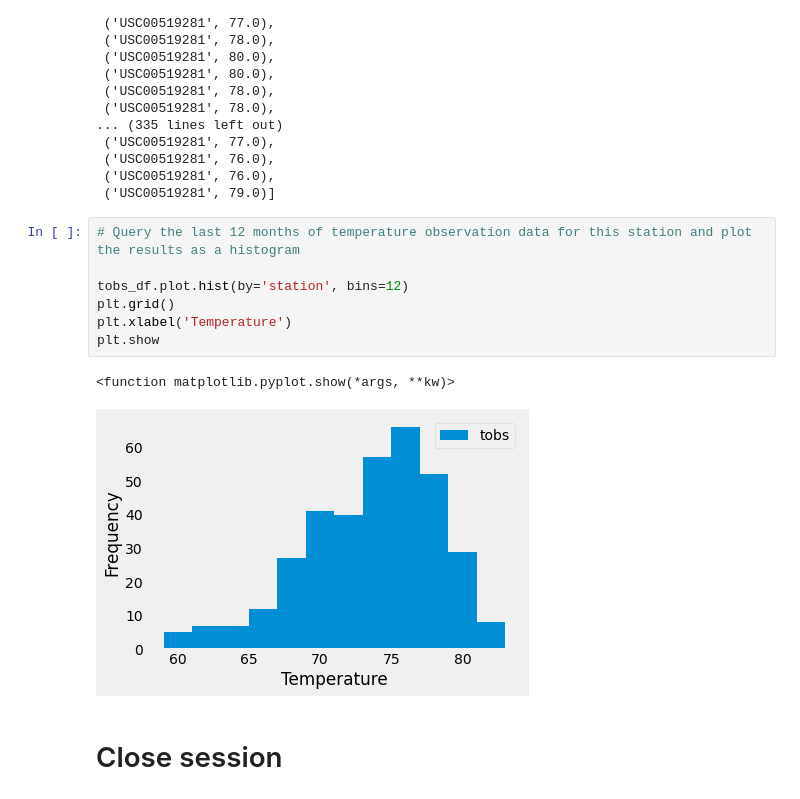
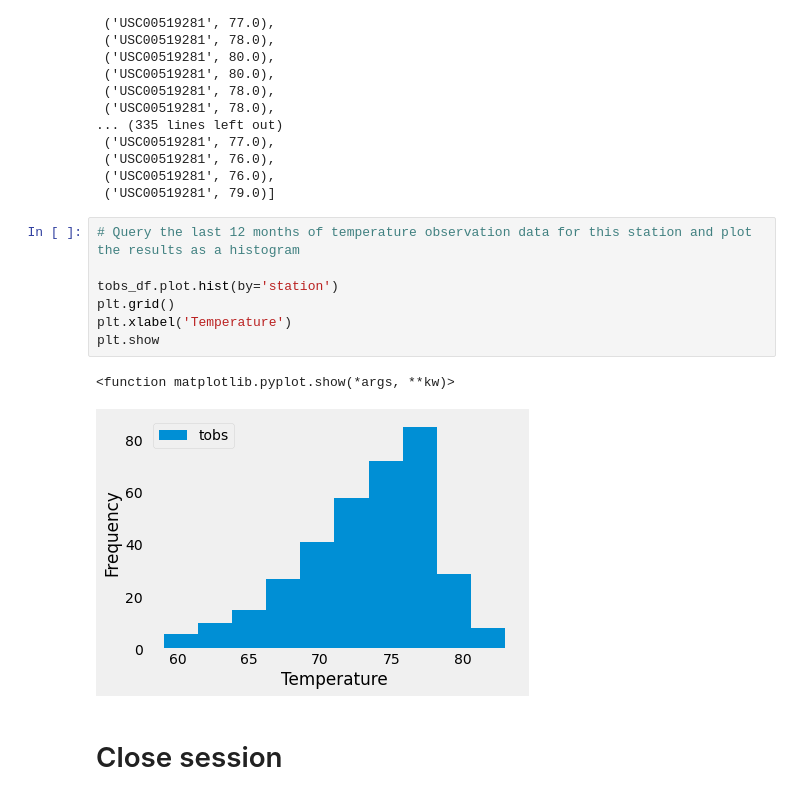
Before and after one commit to LizzyRevels/sqlalchemy-challenge, a Jupyter notebook: climate_starter.ipynb, the cells around one changed output. Drawn from its saved outputs; the diff is of its cells as text.

```diff
--- a/climate_starter.ipynb
+++ b/climate_starter.ipynb
@@ -230,13 +230,13 @@ tobs_score
 # %%
 # Query the last 12 months of temperature observation data for this station and plot the results as a histogram
 
-tobs_df.plot.hist(by='station', bins=12)
+tobs_df.plot.hist(by='station')
 plt.grid()
 plt.xlabel('Temperature')
 plt.show
 # %% [output]
 <function matplotlib.pyplot.show(*args, **kw)>
-[figure, old version]
+[figure, new version]
 # %% [markdown]
 # Close session
 # %%
```
Also changed, not shown: 1 other file.
